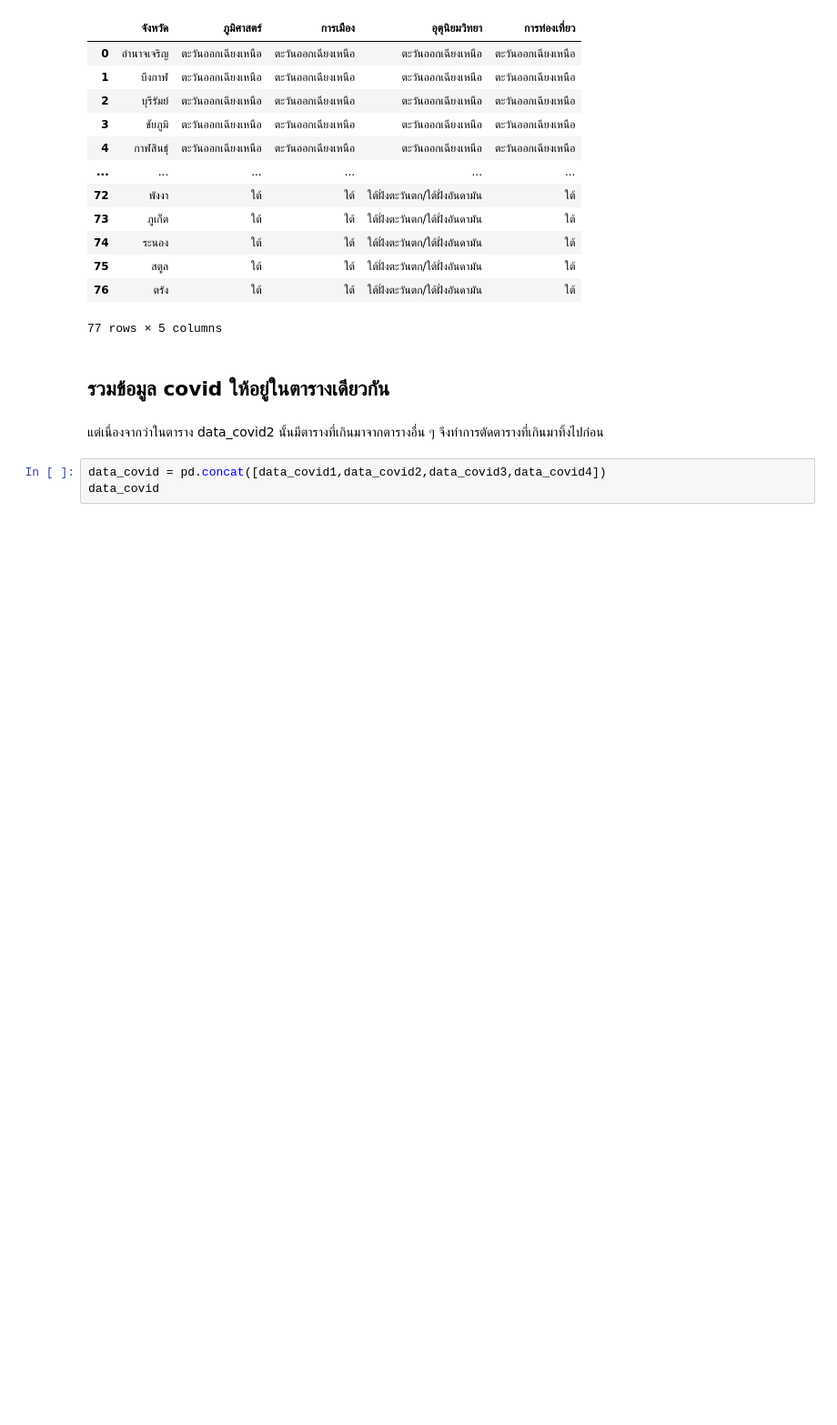
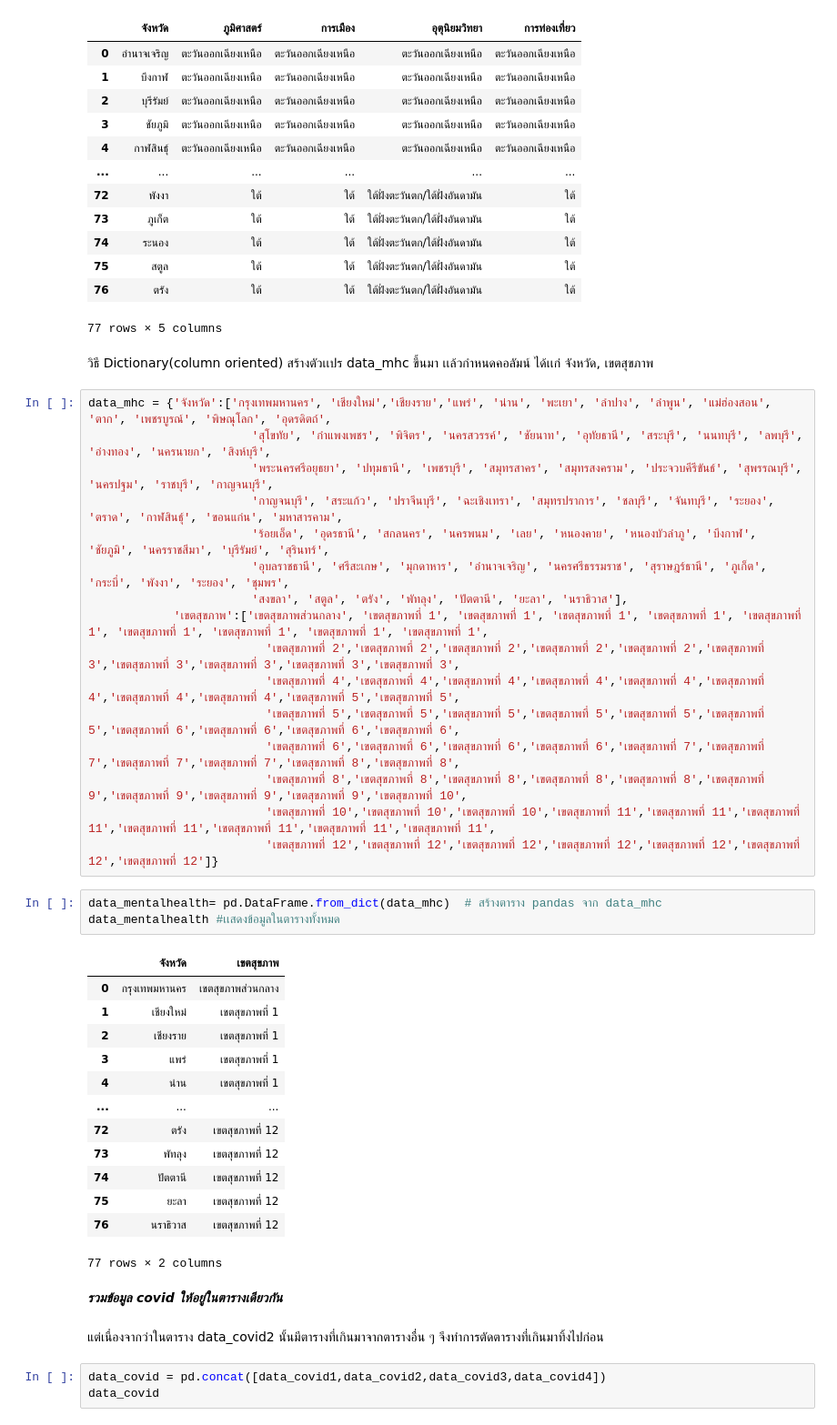
Before and after one commit to kittimaxz/data_viz_2022, a Jupyter notebook: Project.ipynb, the cells around one changed output. Shown: that part at 91% size. Saved outputs shown, nothing was run; the diff lists cells and outputs as text; blank space fills up the shorter version.

```diff
--- a/Project.ipynb
+++ b/Project.ipynb
@@ -200,8 +200,43 @@ data_region
 | 75 | สตูล | ใต้ | ใต้ | ใต้ฝั่งตะวันตก/ใต้ฝั่งอันดามัน | ใต้ |
 | 76 | ตรัง | ใต้ | ใต้ | ใต้ฝั่งตะวันตก/ใต้ฝั่งอันดามัน | ใต้ |
 77 rows × 5 columns
+# %% [markdown]
+วิธี Dictionary(column oriented) สร้างตัวเเปร data_mhc ขึ้นมา เเล้วกำหนดคอลัมน์ ได้เเก่ จังหวัด, เขตสุขภาพ
+# %%
+data_mhc = {'จังหวัด':['กรุงเทพมหานคร', 'เชียงใหม่','เชียงราย','แพร่', 'น่าน', 'พะเยา', 'ลำปาง', 'ลำพูน', 'แม่ฮ่องสอน', 'ตาก', 'เพชรบูรณ์', 'พิษณุโลก', 'อุดรดิตถ์',
+                       'สุโขทัย', 'กำแพงเพชร', 'พิจิตร', 'นครสวรรค์', 'ชัยนาท', 'อุทัยธานี', 'สระบุรี', 'นนทบุรี', 'ลพบุรี', 'อ่างทอง', 'นครนายก', 'สิงห์บุรี',
+                       'พระนครศรีอยุธยา', 'ปทุมธานี', 'เพชรบุรี', 'สมุทรสาคร', 'สมุทรสงคราม', 'ประจวบคีรีขันธ์', 'สุพรรณบุรี', 'นครปฐม', 'ราชบุรี', 'กาญจนบุรี',
+                       'กาญจนบุรี', 'สระแก้ว', 'ปราจีนบุรี', 'ฉะเชิงเทรา', 'สมุทรปราการ', 'ชลบุรี', 'จันทบุรี', 'ระยอง', 'ตราด', 'กาฬสินธุ์', 'ขอนแก่น', 'มหาสารคาม',
+                       'ร้อยเอ็ด', 'อุดรธานี', 'สกลนคร', 'นครพนม', 'เลย', 'หนองคาย', 'หนองบัวลำภู', 'บึงกาฬ', 'ชัยภูมิ', 'นครราชสีมา', 'บุรีรัมย์', 'สุรินทร์',
+                       'อุบลราชธานี', 'ศรีสะเกษ', 'มุกดาหาร', 'อำนาจเจริญ', 'นครศรีธรรมราช', 'สุราษฎร์ธานี', 'ภูเก็ต', 'กระบี่', 'พังงา', 'ระยอง', 'ชุมพร',
+                       'สงขลา', 'สตูล', 'ตรัง', 'พัทลุง', 'ปัตตานี', 'ยะลา', 'นราธิวาส'],
+            'เขตสุขภาพ':['เขตสุขภาพส่วนกลาง', 'เขตสุขภาพที่ 1', 'เขตสุขภาพที่ 1', 'เขตสุขภาพที่ 1', 'เขตสุขภาพที่ 1', 'เขตสุขภาพที่ 1', 'เขตสุขภาพที่ 1', 'เขตสุขภาพที่ 1', 'เขตสุขภาพที่ 1', 'เขตสุขภาพที่ 1',
+                         'เขตสุขภาพที่ 2','เขตสุขภาพที่ 2','เขตสุขภาพที่ 2','เขตสุขภาพที่ 2','เขตสุขภาพที่ 2','เขตสุขภาพที่ 3','เขตสุขภาพที่ 3','เขตสุขภาพที่ 3','เขตสุขภาพที่ 3','เขตสุขภาพที่ 3',
+                         'เขตสุขภาพที่ 4','เขตสุขภาพที่ 4','เขตสุขภาพที่ 4','เขตสุขภาพที่ 4','เขตสุขภาพที่ 4','เขตสุขภาพที่ 4','เขตสุขภาพที่ 4','เขตสุขภาพที่ 4','เขตสุขภาพที่ 5','เขตสุขภาพที่ 5',
+                         'เขตสุขภาพที่ 5','เขตสุขภาพที่ 5','เขตสุขภาพที่ 5','เขตสุขภาพที่ 5','เขตสุขภาพที่ 5','เขตสุขภาพที่ 5','เขตสุขภาพที่ 6','เขตสุขภาพที่ 6','เขตสุขภาพที่ 6','เขตสุขภาพที่ 6',
+                         'เขตสุขภาพที่ 6','เขตสุขภาพที่ 6','เขตสุขภาพที่ 6','เขตสุขภาพที่ 6','เขตสุขภาพที่ 7','เขตสุขภาพที่ 7','เขตสุขภาพที่ 7','เขตสุขภาพที่ 7','เขตสุขภาพที่ 8','เขตสุขภาพที่ 8',
+                         'เขตสุขภาพที่ 8','เขตสุขภาพที่ 8','เขตสุขภาพที่ 8','เขตสุขภาพที่ 8','เขตสุขภาพที่ 8','เขตสุขภาพที่ 9','เขตสุขภาพที่ 9','เขตสุขภาพที่ 9','เขตสุขภาพที่ 9','เขตสุขภาพที่ 10',
+                         'เขตสุขภาพที่ 10','เขตสุขภาพที่ 10','เขตสุขภาพที่ 10','เขตสุขภาพที่ 11','เขตสุขภาพที่ 11','เขตสุขภาพที่ 11','เขตสุขภาพที่ 11','เขตสุขภาพที่ 11','เขตสุขภาพที่ 11','เขตสุขภาพที่ 11',
+                         'เขตสุขภาพที่ 12','เขตสุขภาพที่ 12','เขตสุขภาพที่ 12','เขตสุขภาพที่ 12','เขตสุขภาพที่ 12','เขตสุขภาพที่ 12','เขตสุขภาพที่ 12']}
+# %%
+data_mentalhealth= pd.DataFrame.from_dict(data_mhc)  # สร้างตาราง pandas จาก data_mhc
+data_mentalhealth #เเสดงข้อมูลในตารางทั้งหมด
+# %% [output]
+|  | จังหวัด | เขตสุขภาพ |
+| 0 | กรุงเทพมหานคร | เขตสุขภาพส่วนกลาง |
+| 1 | เชียงใหม่ | เขตสุขภาพที่ 1 |
+| 2 | เชียงราย | เขตสุขภาพที่ 1 |
+| 3 | แพร่ | เขตสุขภาพที่ 1 |
+| 4 | น่าน | เขตสุขภาพที่ 1 |
+| ... | ... | ... |
+| 72 | ตรัง | เขตสุขภาพที่ 12 |
+| 73 | พัทลุง | เขตสุขภาพที่ 12 |
+| 74 | ปัตตานี | เขตสุขภาพที่ 12 |
+| 75 | ยะลา | เขตสุขภาพที่ 12 |
+| 76 | นราธิวาส | เขตสุขภาพที่ 12 |
+77 rows × 2 columns
 # %% [markdown]
-## รวมข้อมูล covid ให้อยู่ในตารางเดียวกัน
+***รวมข้อมูล covid ให้อยู่ในตารางเดียวกัน***
 # %% [markdown]
 แต่เนื่องจากว่าในตาราง data_covid2 นั้นมีตารางที่เกินมาจากตารางอื่น ๆ จึงทำการตัดตารางที่เกินมาทิ้งไปก่อน
 # %%
```
Also changed, not shown: parts of 13 cells of this notebook.
